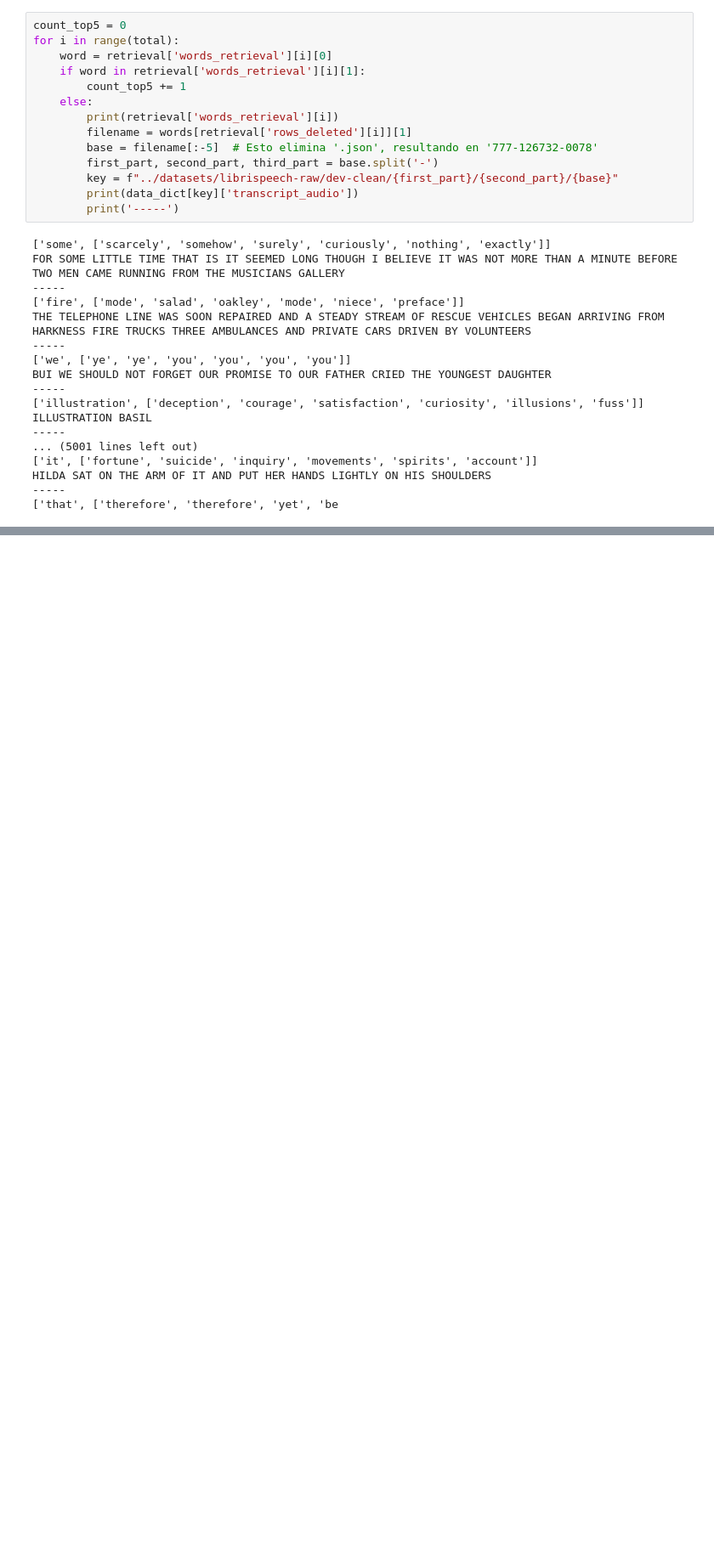
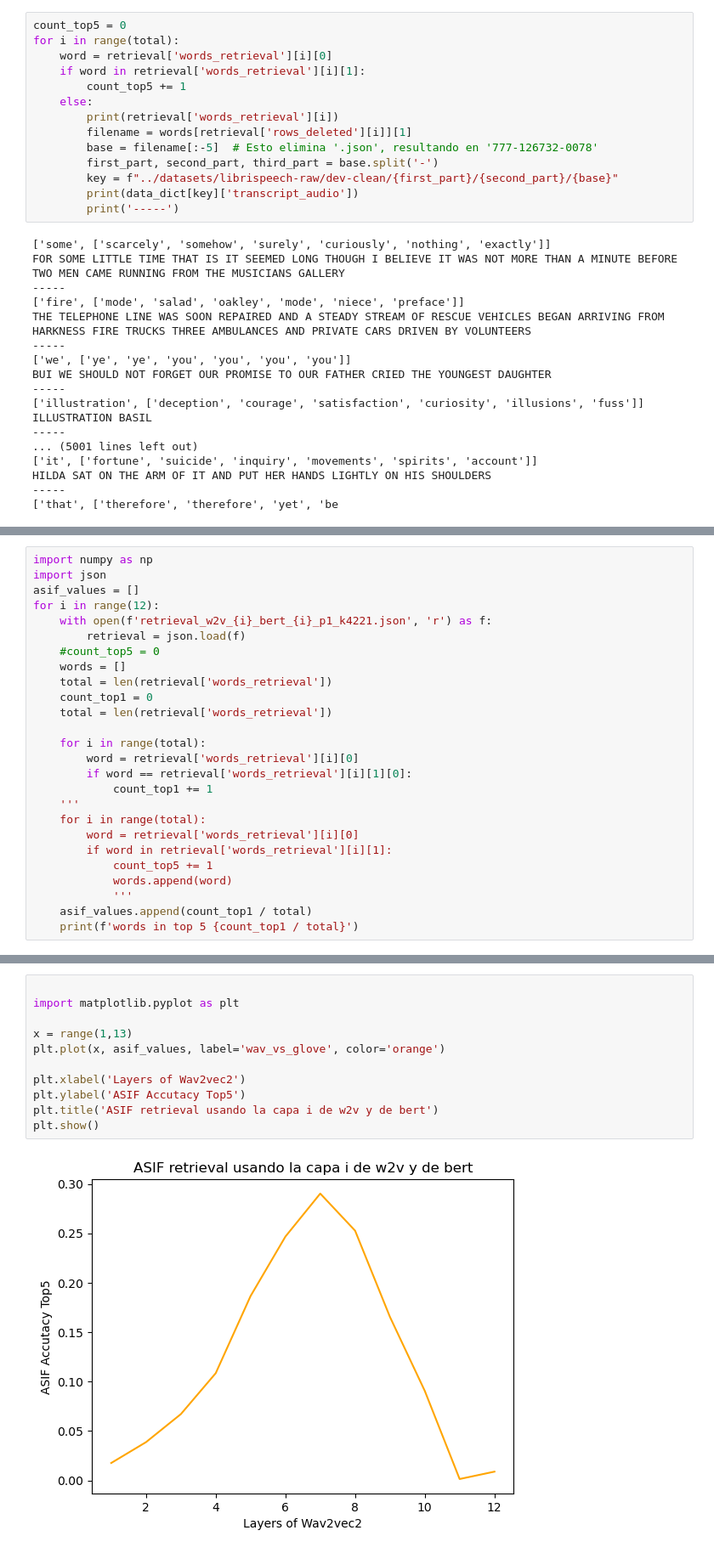
Before and after one commit to ceciliabolanos/layer-analysis, a Jupyter notebook: results/analisis_ASIF.ipynb, the cells around one changed output, grey strips where cells are left out. Shown at 85% size. Drawn from its saved outputs; the diff is of its cells as text; blank space fills up the shorter version.

```diff
--- a/results/analisis_ASIF.ipynb
+++ b/results/analisis_ASIF.ipynb
@@ -164,0 +167,26 @@ HILDA SAT ON THE ARM OF IT AND PUT HER HANDS LIGHTLY ON HIS SHOULDERS
+# %%
+import numpy as np
+import json
+asif_values = []
+for i in range(12):
+    with open(f'retrieval_w2v_{i}_bert_{i}_p1_k4221.json', 'r') as f:
+        retrieval = json.load(f)
+    #count_top5 = 0
+    words = []
+    total = len(retrieval['words_retrieval'])
+    count_top1 = 0
+    total = len(retrieval['words_retrieval'])
+
+    for i in range(total):
+        word = retrieval['words_retrieval'][i][0]
+        if word == retrieval['words_retrieval'][i][1][0]:
+            count_top1 += 1
+    '''
+    for i in range(total):
+        word = retrieval['words_retrieval'][i][0]
+        if word in retrieval['words_retrieval'][i][1]:
+            count_top5 += 1
+            words.append(word)
+            '''
+    asif_values.append(count_top1 / total)
+    print(f'words in top 5 {count_top1 / total}')
@@ -164,0 +206,13 @@ HILDA SAT ON THE ARM OF IT AND PUT HER HANDS LIGHTLY ON HIS SHOULDERS
+# %%
+
+import matplotlib.pyplot as plt
+
+x = range(1,13)
+plt.plot(x, asif_values, label='wav_vs_glove', color='orange')
+
+plt.xlabel('Layers of Wav2vec2')
+plt.ylabel('ASIF Accutacy Top5')
+plt.title('ASIF retrieval usando la capa i de w2v y de bert')
+plt.show()
+# %% [output]
+[figure, added]
```
Also changed, not shown: parts of 2 cells of this notebook, 15 other files.
